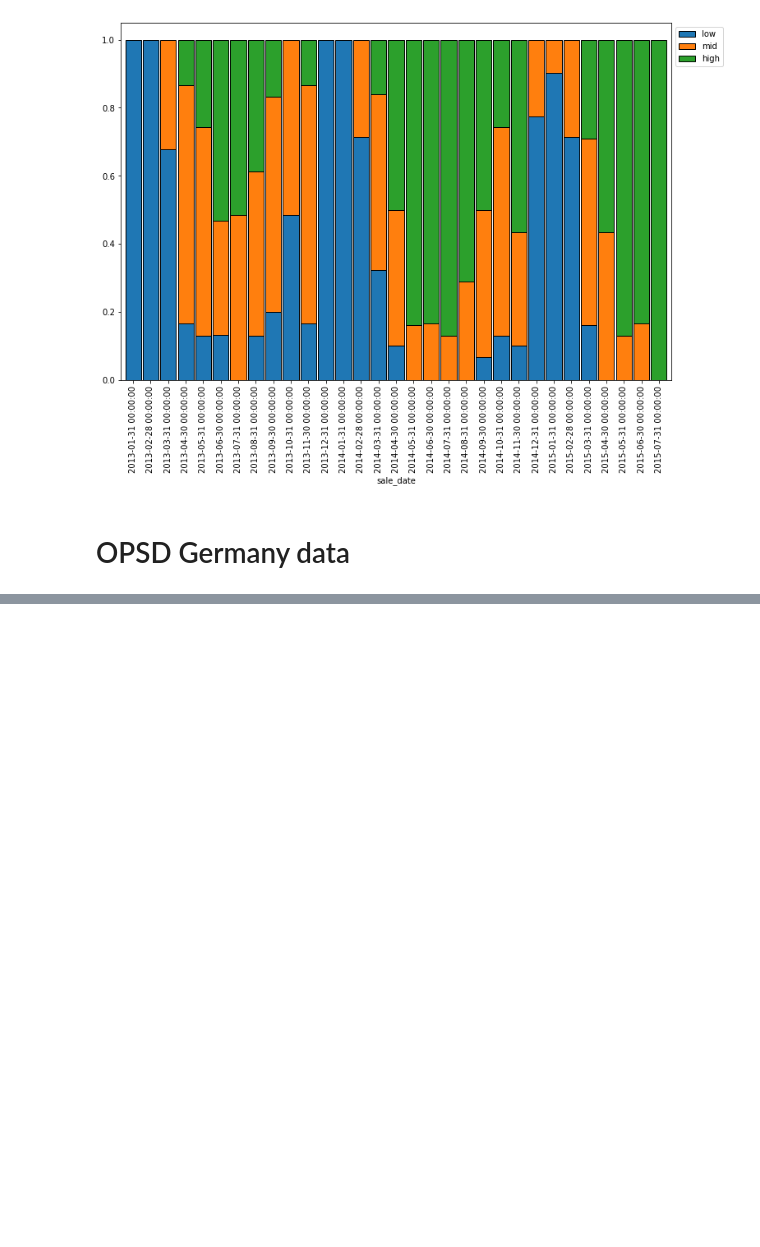
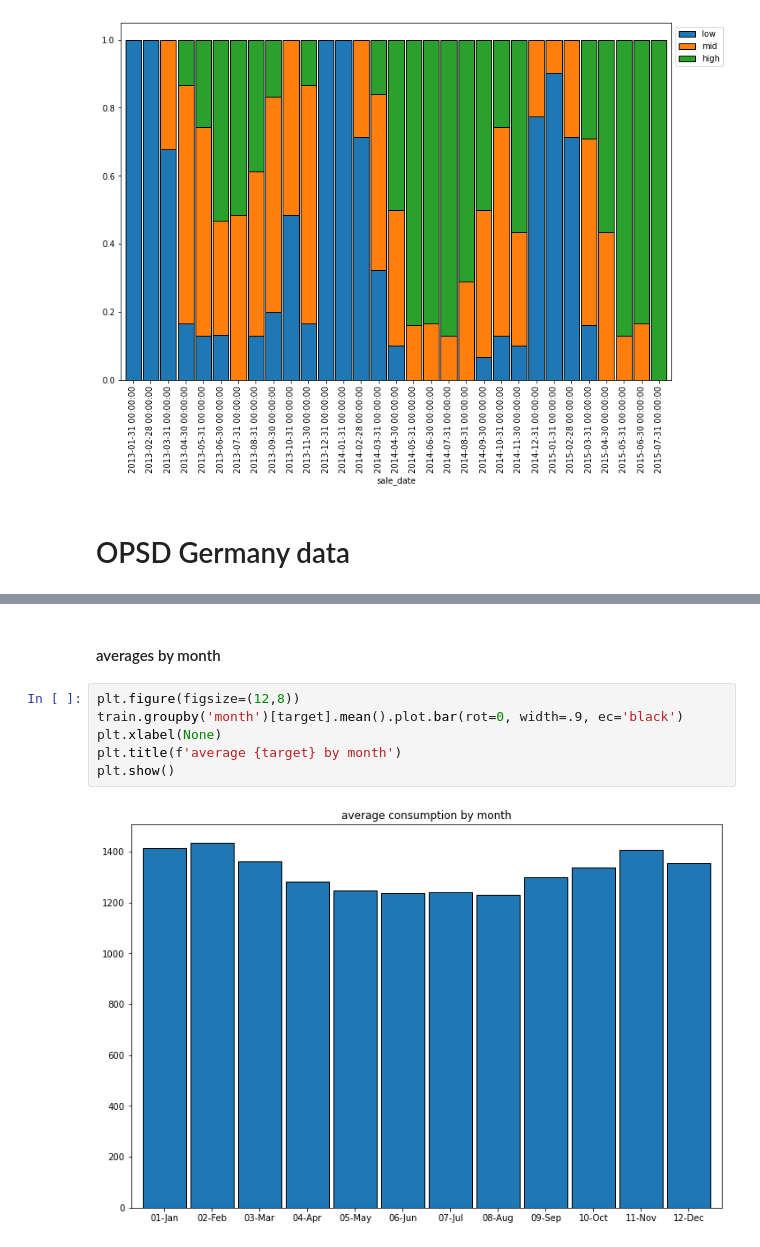
Before and after one commit to bensmith07/time-series-exercises, a Jupyter notebook: explore_notebook.ipynb, the cells around one changed output, grey strips where cells are left out. Cells and saved outputs as stored; diff of their text form; blank space fills up the shorter version.

```diff
--- a/explore_notebook.ipynb
+++ b/explore_notebook.ipynb
@@ -250,0 +285,10 @@ df = acquire.opsd_germany_data
+# %% [markdown]
+#### averages by month
+# %%
+plt.figure(figsize=(12,8))
+train.groupby('month')[target].mean().plot.bar(rot=0, width=.9, ec='black')
+plt.xlabel(None)
+plt.title(f'average {target} by month')
+plt.show()
+# %% [output]
+[figure, added]
```
Also changed, not shown: parts of 31 cells of this notebook.
